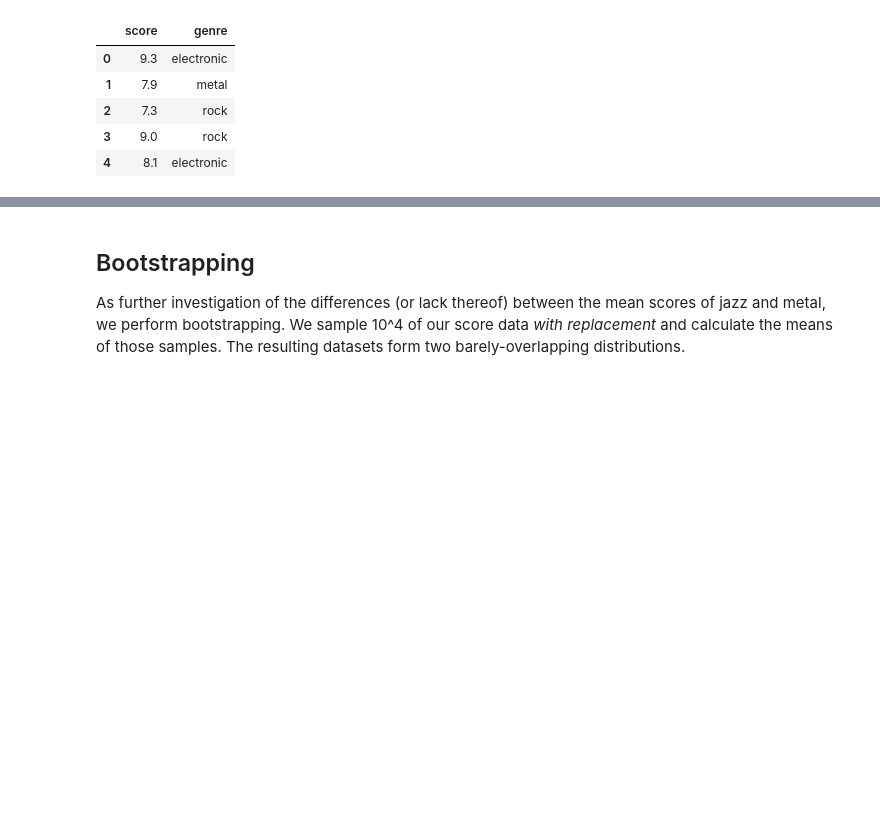
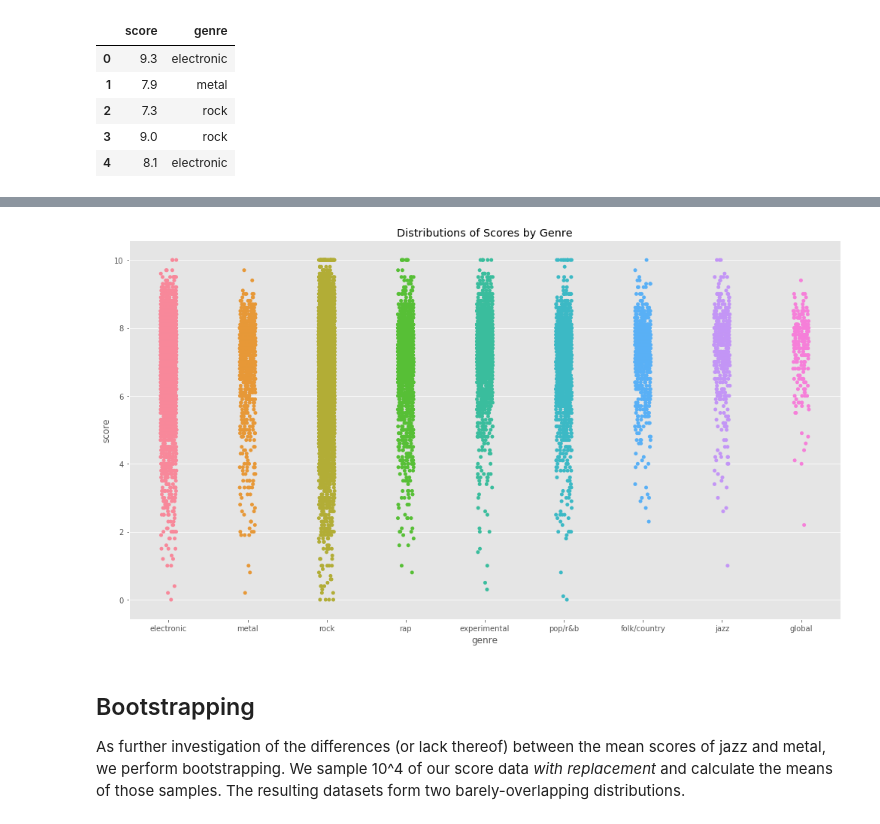
Before and after one commit to worldyne/module2_final_project, a Jupyter notebook: jazz_vs_metal.ipynb, the cells around one changed output, grey strips where cells are left out. Cells and saved outputs as stored; diff of their text form; code cells hidden in the pictures; blank space fills up the shorter version.

```diff
--- a/jazz_vs_metal.ipynb
+++ b/jazz_vs_metal.ipynb
@@ -189,3 +188,10 @@ plt.tight_layout()
+# %%
+plt.figure(figsize=(14, 8))
+plt.title('Distributions of Scores by Genre')
+sns.stripplot(x='genre', y='score', data=genre_scores)
+plt.tight_layout();
+# %% [output]
+[figure, added]
 # %% [markdown]
 ## Bootstrapping
 
```
Also changed, not shown: parts of 4 cells of this notebook, 4 other files.
